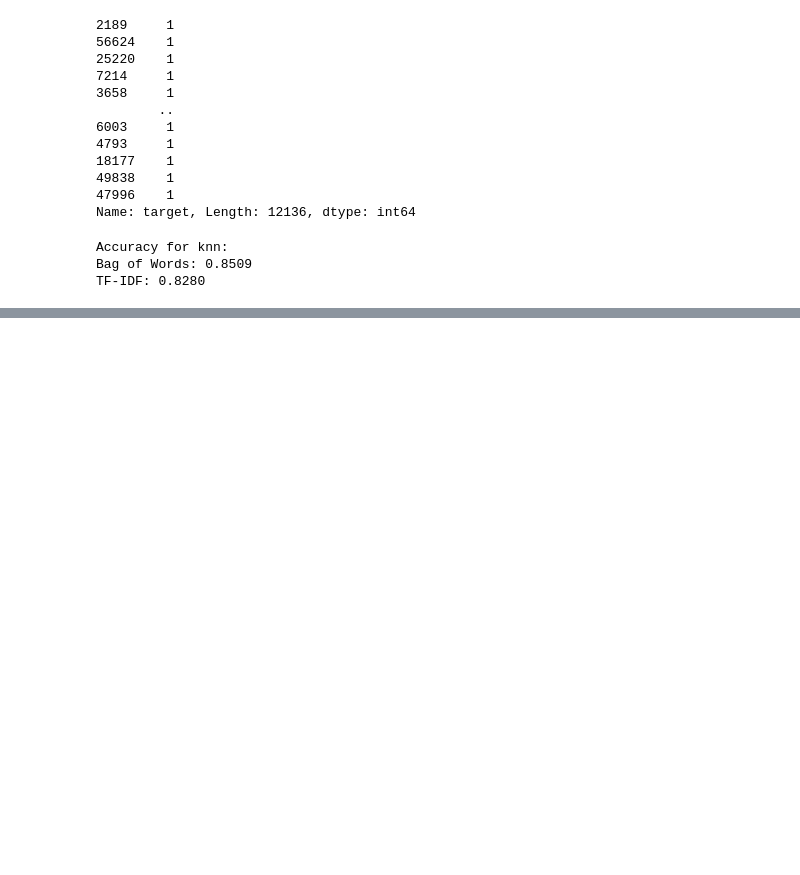
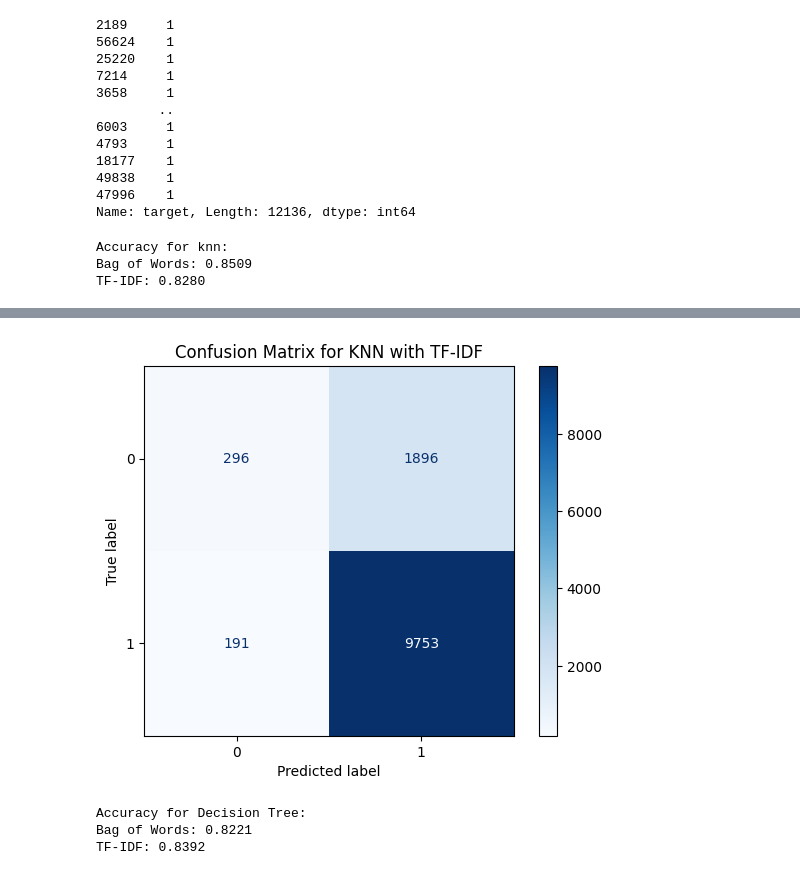
Before and after one commit to ninhdk-datasci/tiki-sentiment-analytics, a Jupyter notebook: main.ipynb, the cells around one changed output, grey strips where cells are left out. Drawn from its saved outputs; the diff is of its cells as text; code cells hidden in the pictures; blank space fills up the shorter version.

```diff
--- a/main.ipynb
+++ b/main.ipynb
@@ -96,0 +114,4 @@ TF-IDF: 0.8280
+# %%
+plot_confusion_matrix(y_test, knn_tfidf_labels, figure_name='Confusion Matrix for KNN with TF-IDF')
+# %% [output]
+[figure, added]
@@ -96,0 +130,12 @@ TF-IDF: 0.8280
+# %%
+dt_bow_labels, dt_bow_accuracy, dt_bow_report = train_and_test_decision_tree(x_train_bow, y_train, x_test_bow, y_test)
+dt_tfidf_labels, dt_tfidf_accuracy, dt_tfidf_report = train_and_test_decision_tree(x_train_tfidf, y_train, x_test_tfidf,
+                                                                            y_test)
+
+print("Accuracy for Decision Tree:")
+print(f"Bag of Words: {dt_bow_accuracy:.4f}")
+print(f"TF-IDF: {dt_tfidf_accuracy:.4f}")
+# %% [output]
+Accuracy for Decision Tree:
+Bag of Words: 0.8221
+TF-IDF: 0.8392
```
Also changed, not shown: parts of 14 cells of this notebook.
